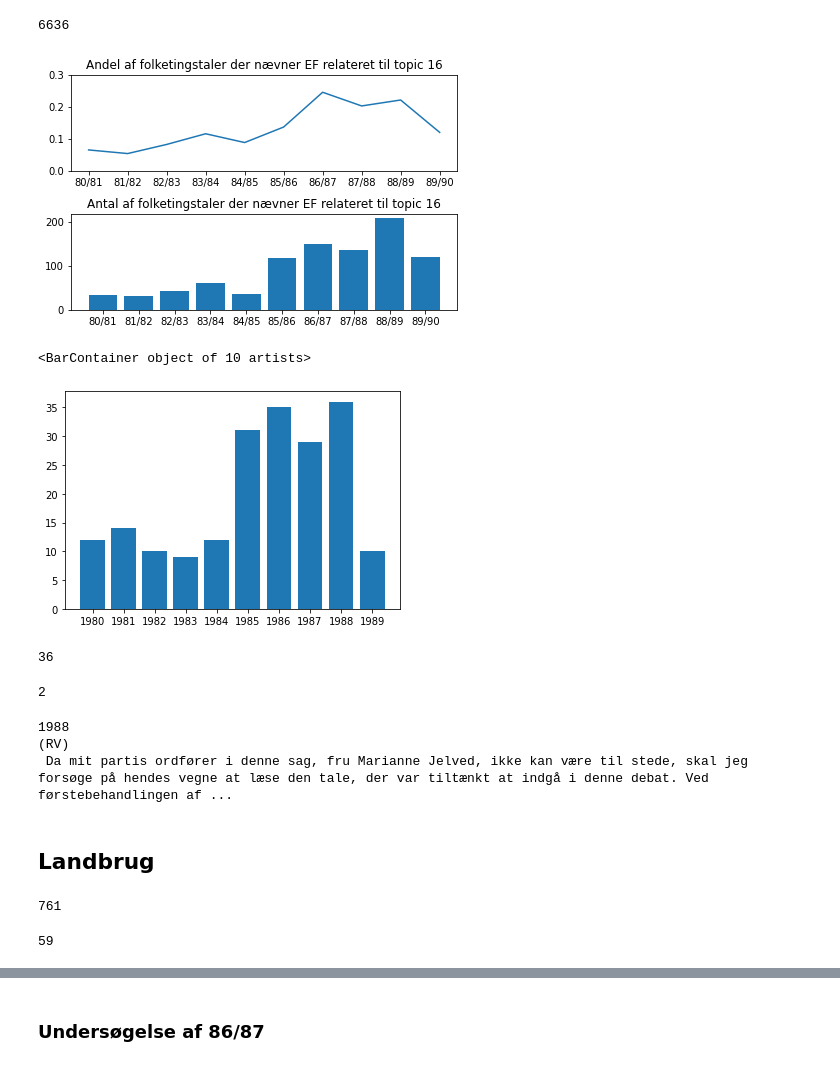
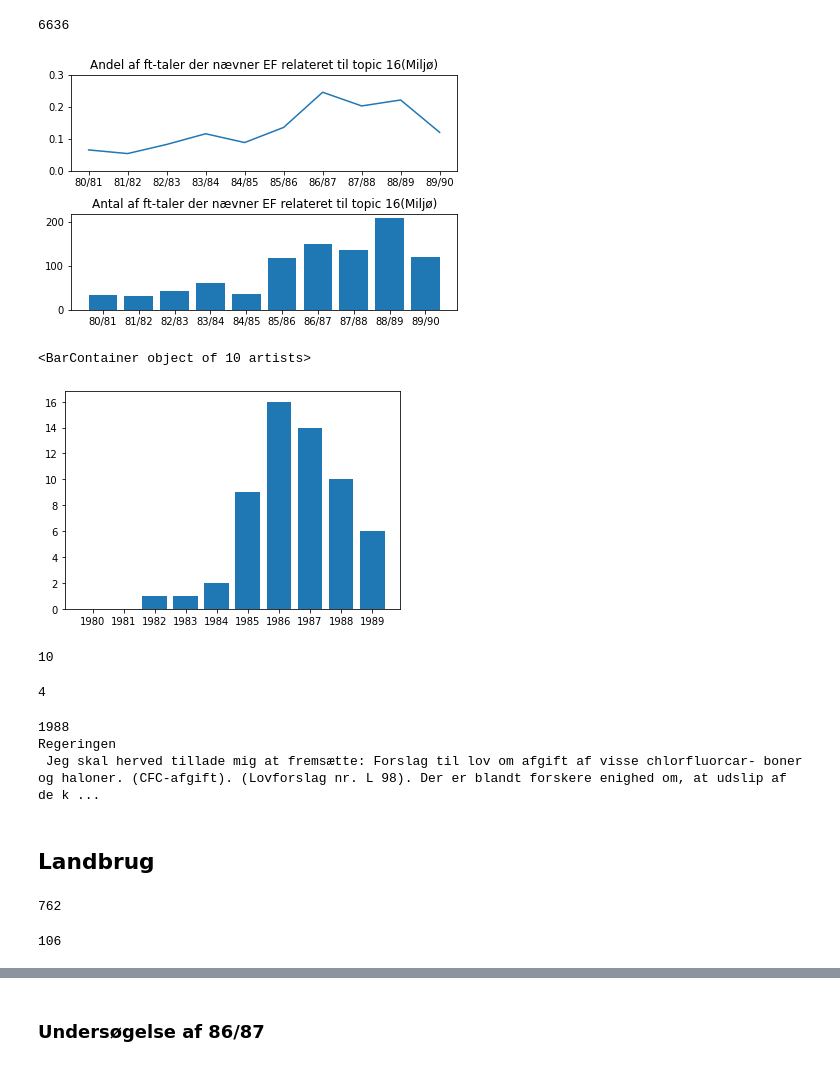
Before and after one commit to JCardie/Speciale_scripts, a Jupyter notebook: 80_erne_simpel_topic_model.ipynb, the cells around one changed output, grey strips where cells are left out. Cells and saved outputs as stored; diff of their text form; code cells hidden in the pictures.

```diff
--- a/80_erne_simpel_topic_model.ipynb
+++ b/80_erne_simpel_topic_model.ipynb
@@ -624,7 +624,6 @@ for index in range(len(Alle_taler)):
         if topic == 4:
             topics_fiskeri.append(index)
             topics_fiskeri_sand.append(sand)
-    topics.append(best_topic)
 # %%
 len(topics_fiskeri_sand)
 # %% [output]
@@ -646,5 +649,5 @@ len(topics_fiskeri_høj_sand)
 # %%
-fiskeri_ef_år = [Alle_taler_år[index] for index in topics_fiskeri_høj_sand]
+fiskeri_ef_år = [Alle_taler_år[index] for index in topics_fiskeri]
 # %%
 år_1980erne = list(set(fiskeri_ef_år))
 år_1980erne.sort()
@@ -766,15 +769,15 @@ for år in år_1980erne:
 miljø_andel = [Miljø_antal_taler_1980eren[i]/antal_taler_år[i] for i in range(10)]
 # %%
 fig, (ax1, ax2) = plt.subplots(2, 1)
-ax1.set_title("Andel af folketingstaler der nævner EF relateret til topic 16")
+ax1.set_title("Andel af ft-taler der nævner EF relateret til topic 16(Miljø)")
 ax1.plot(folketingsår, miljø_andel)
 ax1.set_ylim([0, 0.3])
-ax2.set_title("Antal af folketingstaler der nævner EF relateret til topic 16")
+ax2.set_title("Antal af ft-taler der nævner EF relateret til topic 16(Miljø)")
 ax2.bar(folketingsår, Miljø_antal_taler_1980eren)
 fig.tight_layout(pad=1.0)
 fig.savefig("plots/1980_erne/Andel_af_folketingstaler_der_nævner_EF relateret_til_topic_16")
 # %% [output]
-[figure, old version]
+[figure, new version]
 # %%
 Miljø_taler_år_høj = [Alle_taler_år[i] for i in topic_miljø_høj_sand]
 Miljø_antal_taler_1980eren_høj = []
@@ -786,7 +789,7 @@ fig, ax = plt.subplots()
 ax.bar(år_1980erne, Miljø_antal_taler_1980eren_høj)
 # %% [output]
 <BarContainer object of 10 artists>
-[figure, old version]
+[figure, new version]
 # %%
 høj_sandsynlighed_1980 = []
 for index in topic_miljø_høj_sand:
@@ -794,11 +797,11 @@ for index in topic_miljø_høj_sand:
         høj_sandsynlighed_1980.append(index)
 len(høj_sandsynlighed_1980)
 # %% [output]
-36
+10
 # %%
 randint(0, len(høj_sandsynlighed_1980))
 # %% [output]
-2
+4
 # %%
 random_tal= randint(0, len(høj_sandsynlighed_1980)-1)
 random_index = høj_sandsynlighed_1980[random_tal]
@@ -808,14 +811,14 @@ print(Alle_taler_parti[random_index])
 print(Alle_taler[random_index])
 # %% [output]
 1988
-(RV)
- Da mit partis ordfører i denne sag, fru Marianne Jelved, ikke kan være til stede, skal jeg forsøge på hendes vegne at læse den tale, der var tiltænkt at indgå i denne debat. Ved førstebehandlingen af ...
+Regeringen
+ Jeg skal herved tillade mig at fremsætte: Forslag til lov om afgift af visse chlorfluorcar- boner og haloner. (CFC-afgift). (Lovforslag nr. L 98). Der er blandt forskere enighed om, at udslip af de k ...
 # %% [markdown]
 ## Landbrug
 # %%
 topics_landbrug = []
 topics_landbrug_sand = []
-for index in range(len(gensim_corpus)):
+for index in range(len(data_lemmatized)):
     bow = gensim_dictionary.doc2bow(data_lemmatized[index])
     eu_tale_topic_distribution = lda_model.get_document_topics(bow)
     for topic, sand in eu_tale_topic_distribution:
@@ -824,12 +827,12 @@ for index in range(len(gensim_corpus)):
             topics_landbrug_sand.append(sand)
 len(topics_landbrug)
 # %% [output]
-761
+762
 # %%
-topic_landbrug_høj_sand = [topics_miljø[i] for i in range(len(topics_miljø)) if topics_miljø_sand[i] >= 0.1]
+topic_landbrug_høj_sand = [topics_landbrug[i] for i in range(len(topics_landbrug)) if topics_landbrug_sand[i] >= 0.1]
 len(topic_landbrug_høj_sand)
 # %% [output]
-59
+106
 # %%
 landbrug_taler_år = [Alle_taler_år[i] for i in topics_landbrug]
 landbrug_antal_taler_1980eren = []
```
Also changed, not shown: parts of 21 cells of this notebook.
